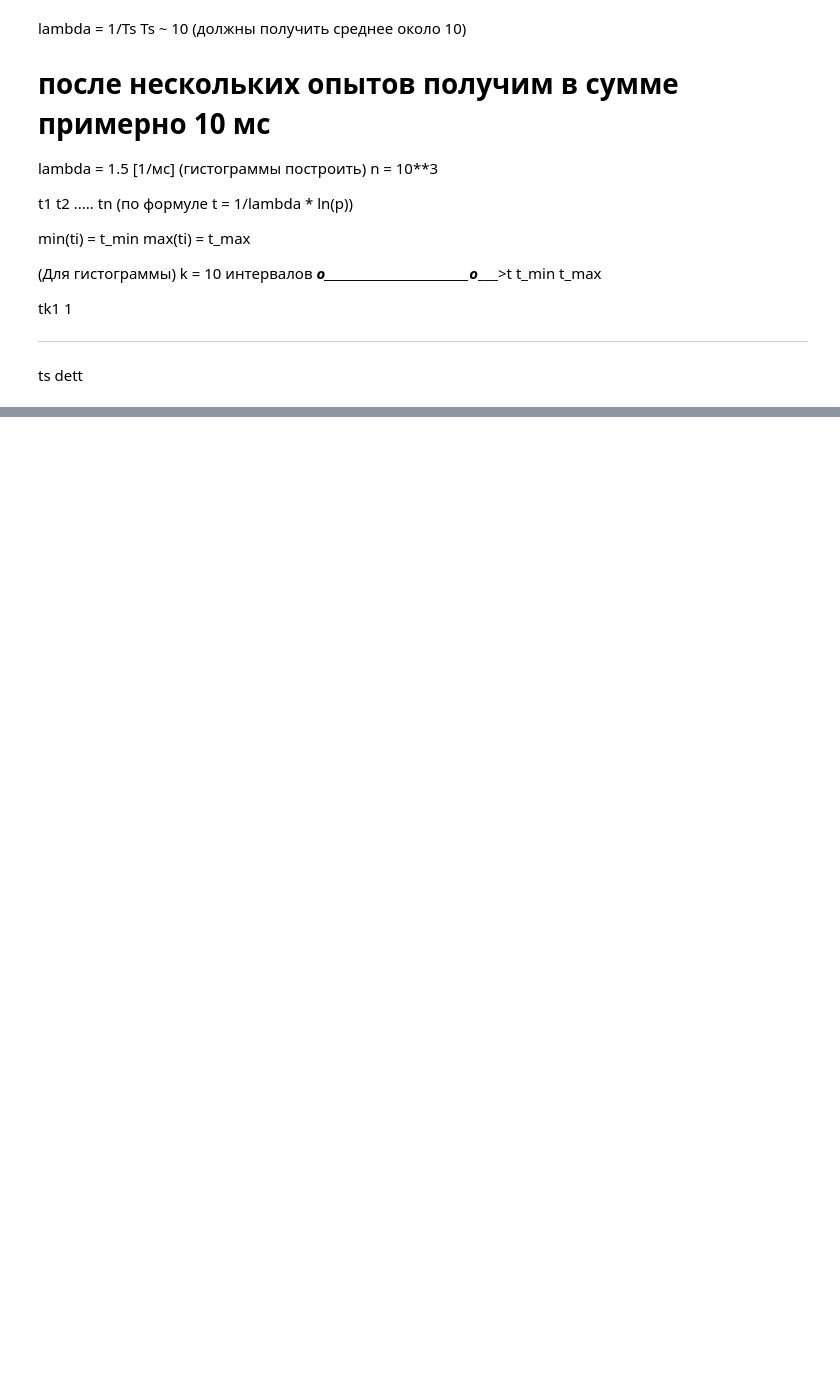
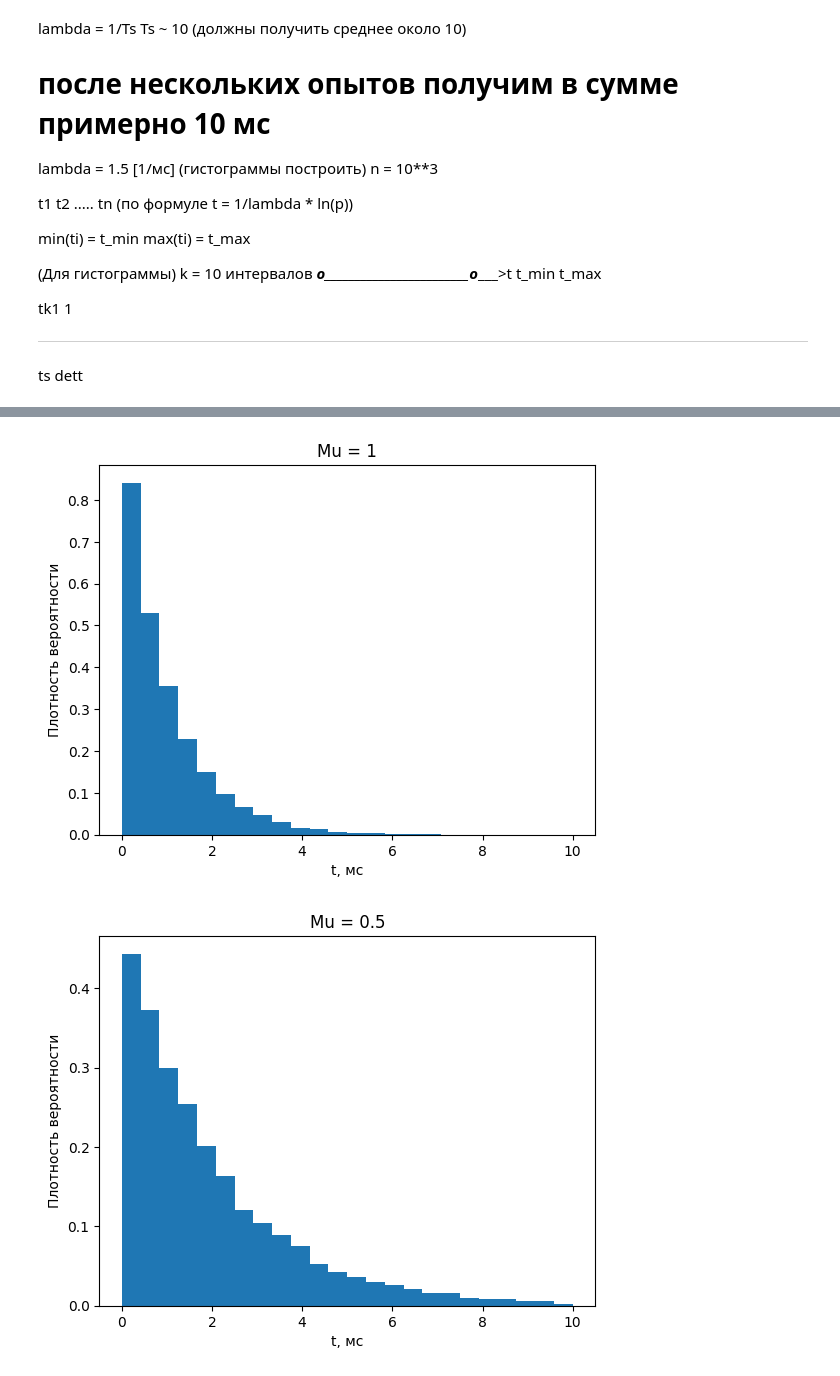
Before and after one commit to HungryM1NT/VP, a Jupyter notebook: lab2.ipynb, the cells around one changed output, grey strips where cells are left out. Saved outputs shown, nothing was run; the diff lists cells and outputs as text; code cells hidden in the pictures; blank space fills up the shorter version.

```diff
--- a/lab2.ipynb
+++ b/lab2.ipynb
@@ -47,3 +47,21 @@ import matplotlib.pyplot as plt
 # %%
 def get_t(lmbd, p):
     return -1 / lmbd * np.log(p)
+
+def generate_hist_and_probs(mu, n=10000):
+    p = np.random.random(n)
+    t = get_t(mu, p)
+
+    hist, bins = np.histogram(t, bins=24, range=(0, 10), density=True)
+    bin_centers = (bins[:-1] + bins[1:]) / 2
+
+    width = bin_centers[1] - bin_centers[0]
+    plt.title(f'Mu = {mu}')
+    plt.bar(bin_centers, hist, width=width)
+    plt.xlabel('t, мс')
+    plt.ylabel('Плотность вероятности')
+    plt.show()
+
+    probs = hist / np.sum(hist)
+    cum_probs = np.cumsum(probs)
+    return cum_probs, bin_centers
@@ -97,0 +124,35 @@ for i in range(len(T)):
+# %%
+mu1 = 1
+mu2 = 0.5
+n = 60
+
+cum_probs1, centers1 = generate_hist_and_probs(mu1)
+cum_probs2, centers2 = generate_hist_and_probs(mu2)
+
+tp_sums = []
+
+for _ in range(n):
+    p1 = np.random.random()
+    p2 = np.random.random()
+
+    idx1 = np.searchsorted(cum_probs1, p1)
+    idx1 = min(idx1, len(centers1) - 1)
+
+    idx2 = np.searchsorted(cum_probs2, p2)
+    idx2 = min(idx2, len(centers2) - 1)
+
+    tp1 = centers1[idx1]
+    tp2 = centers1[idx2]
+
+    tp_sum = tp1 + tp2
+    tp_sums.append(tp_sum)
+
+plt.title(f'Mu1 и Mu2')
+plt.hist(tp_sums, bins=24, density=True)
+plt.title("Сумма процессов")
+plt.xlabel("t, мс")
+plt.ylabel("Плотность вероятности")
+plt.show()
+# %% [output]
+[figure, added]
+[figure, added]
```
Also changed, not shown: parts of 5 cells of this notebook, 2 other files.
